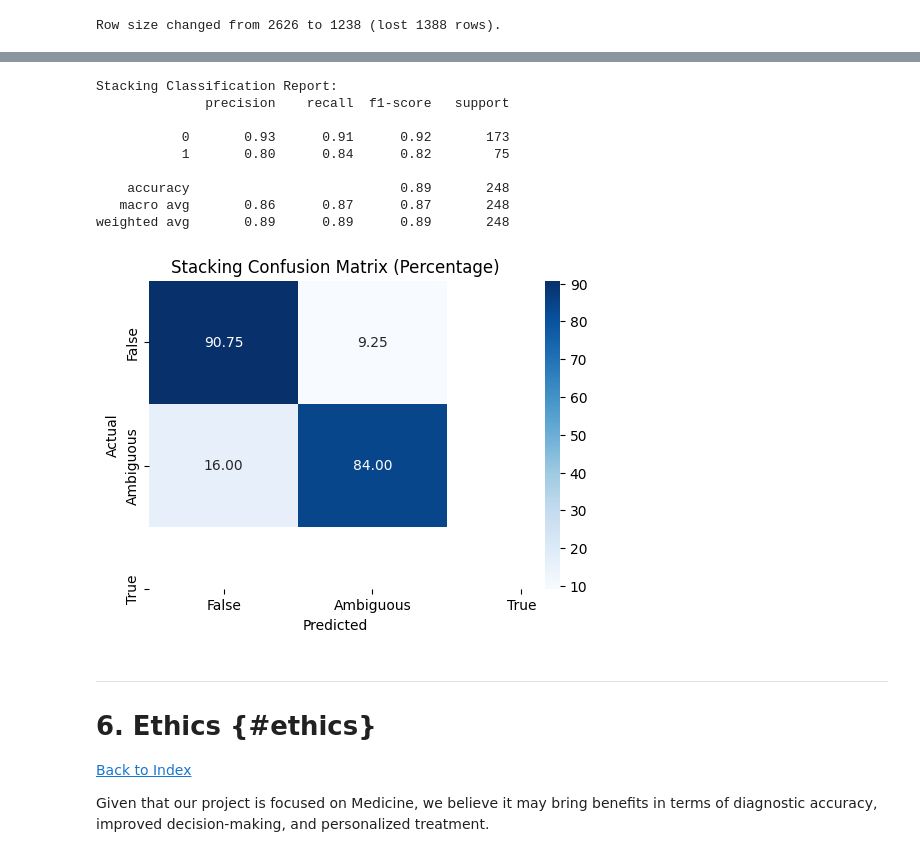
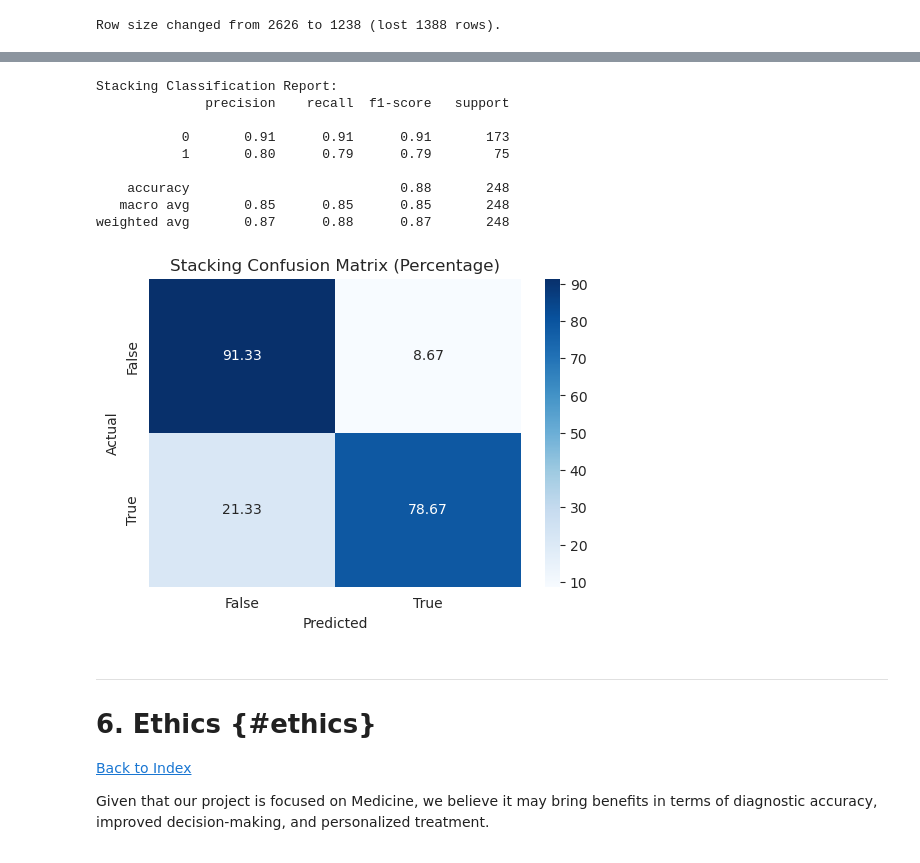
Before and after one commit to pmgfernandes04/Lung-Cancer-Classification-using-CT, a Jupyter notebook: report.ipynb, the cells around one changed output, grey strips where cells are left out. Drawn from its saved outputs; the diff is of its cells as text; code cells hidden in the pictures.

```diff
--- a/report.ipynb
+++ b/report.ipynb
@@ -402,30 +403,24 @@ lungx_df.head()
 # %% [markdown]
 Now we are set to create the models.
 # %%
-# 1. Load the Combined and Cleaned Dataset
-df = pd.read_csv(r'2_csv_manipulation/lidc_rfe50.csv')
-
 # Removes ambiguous option
-df_rem = df.copy()
-before = df_rem.shape[0] # n_linhas antes
+df_rem = lidc_df.copy()
+before = df_rem.shape[0] # number of lines before
 
 mask = df_rem['is_cancer'] == 1
 df_rem = df_rem[~mask]
-after = df_rem.shape[0] # n_linhas depois
+after = df_rem.shape[0] # number of lines after the removal of the ambiguous lines
 
-df_rem['is_cancer'] = df_rem['is_cancer'].replace(2, 1)
+df_rem['is_cancer'] = df_rem['is_cancer'].replace(2, 1) # replace so that 0: False, 1: True
 print(f"Row size changed from {before} to {after} (lost {before-after} rows).")
 # %% [output]
 Row size changed from 2626 to 1238 (lost 1388 rows).
 # %%
 data = df_rem.copy()
 
-# 2. Prepare X and y
-# Assuming 'is_cancer' is your target variable
+# Assuming 'is_cancer' is the target variable
 X = data.drop(['is_cancer'], axis=1)
 y = data['is_cancer']
 
-# Map target to integer
-if y.dtype == 'object' or y.dtype == 'str':
-    y = y.map({'False': 0, 'Ambiguous': 1, 'True': 2})
+# y.head()
 # %%
@@ -466,10 +467,10 @@ best_model_xgb = XGBClassifier(eval_metric='mlogloss')
 best_forest = RandomForestClassifier(class_weight='balanced')
 lda_model = LogisticRegression(max_iter=900)
 
-# Define the base models (XGBoost and GBDT)
+# Define the base models
 base_models = [
     ('forest', best_forest),
-    #('xgb', best_model_xgb),  # Best XGBoost model from GridSearch
+    ('xgb', best_model_xgb),  # Best XGBoost model from GridSearch
     #('lda', lda_model)
 ]
 
@@ -498,41 +512,41 @@ y_prob_stack = stacking_model.predict_proba(X_test)
 
 # Stacking Classification Report
 print("Stacking Classification Report:")
 print(classification_report(y_test, y_pred_stack))
 
 # Stacking Confusion Matrix with Percentages
 cm_stack = confusion_matrix(y_test, y_pred_stack)
 cm_stack_percentage = cm_stack / cm_stack.sum(axis=1)[:, np.newaxis] * 100  # Normalize by row
 
 plt.figure(figsize=(6, 4))
 sns.heatmap(
     cm_stack_percentage,
     annot=True,
     fmt='.2f',
     cmap='Blues',
-    xticklabels=['False', 'Ambiguous', 'True'],
-    yticklabels=['False', 'Ambiguous', 'True'],
+    xticklabels=['False', 'True'],
+    yticklabels=['False', 'True'],
 )
 plt.ylabel('Actual')
 plt.xlabel('Predicted')
 plt.title('Stacking Confusion Matrix (Percentage)')
 plt.show()
 
 
 # Stacking ROC-AUC Score
 #roc_auc_stack = roc_auc_score(y_test, y_prob_stack, multi_class='ovr')
 #print("Stacking ROC-AUC Score:", roc_auc_stack)
 # %% [output]
 Stacking Classification Report:
               precision    recall  f1-score   support
 
-           0       0.93      0.91      0.92       173
-           1       0.80      0.84      0.82        75
+           0       0.91      0.91      0.91       173
+           1       0.80      0.79      0.79        75
 
-    accuracy                           0.89       248
-   macro avg       0.86      0.87      0.87       248
-weighted avg       0.89      0.89      0.89       248
+    accuracy                           0.88       248
+   macro avg       0.85      0.85      0.85       248
+weighted avg       0.87      0.88      0.87       248
-[figure, old version]
+[figure, new version]
 # %% [markdown]
 ---
 
```
Also changed, not shown: parts of 6 cells of this notebook.
